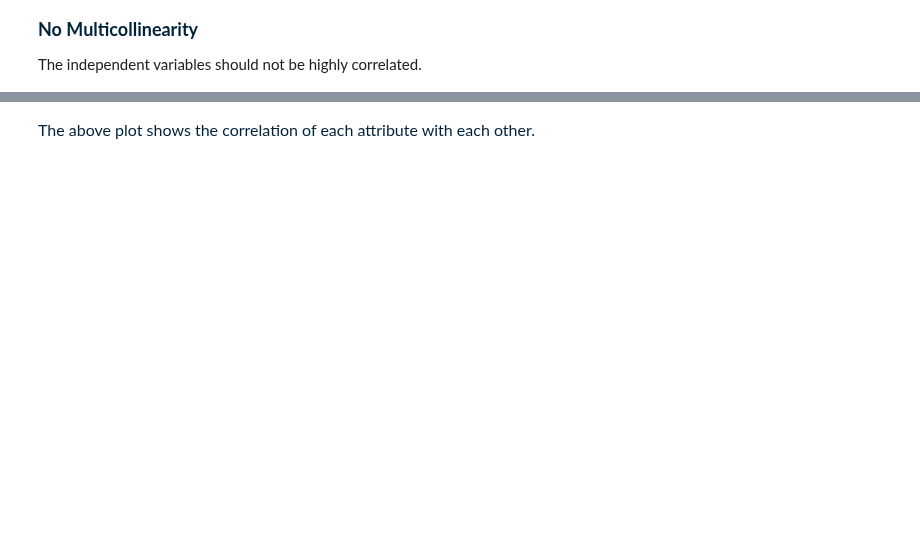
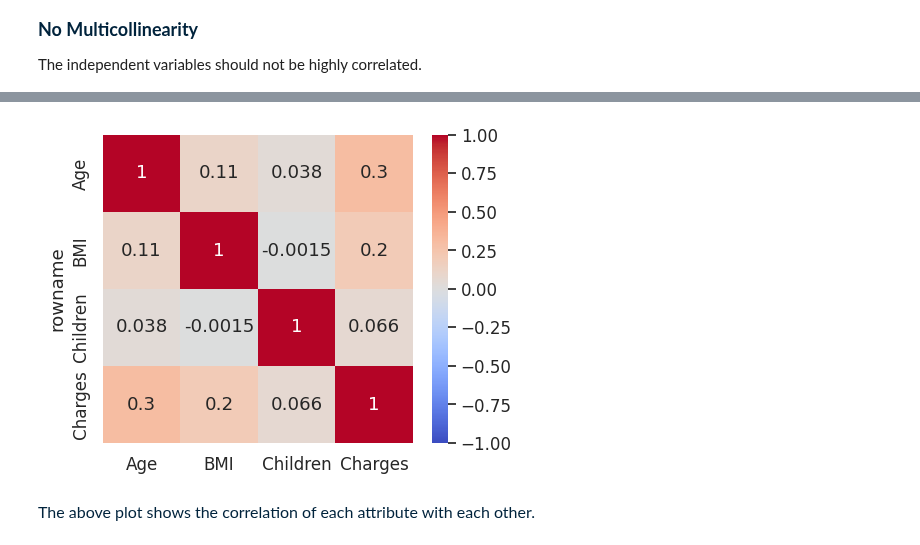
Before and after one commit to Teradata/jupyter-demos, a Jupyter notebook: UseCases/Dell_Innovation_Day/Health_Insurance_Costs_Python.ipynb, the cells around one changed output, grey strips where cells are left out. Saved outputs shown, nothing was run; the diff lists cells and outputs as text; code cells hidden in the pictures; blank space fills up the shorter version.

```diff
--- a/UseCases/Dell_Innovation_Day/Health_Insurance_Costs_Python.ipynb
+++ b/UseCases/Dell_Innovation_Day/Health_Insurance_Costs_Python.ipynb
@@ -290,0 +306,3 @@ sns.heatmap(data = data_corr, annot = True)
+# %%
+corr = compute_correlation_matrix(df[['Age', 'BMI', 'Children', 'Charges']])
+corr
@@ -291,3 +316,7 @@ sns.heatmap(data = data_corr, annot = True)
+# %%
+plot_correlation_heatmap(corr_matrix=corr)
+# %% [output]
+[figure, added]
 # %% [markdown]
 <p style = 'font-size:16px;font-family:Arial;color:#00233C'> The above plot shows the correlation of each attribute with each other.</p>
 # %%
```
Also changed, not shown: parts of 31 cells of this notebook.
